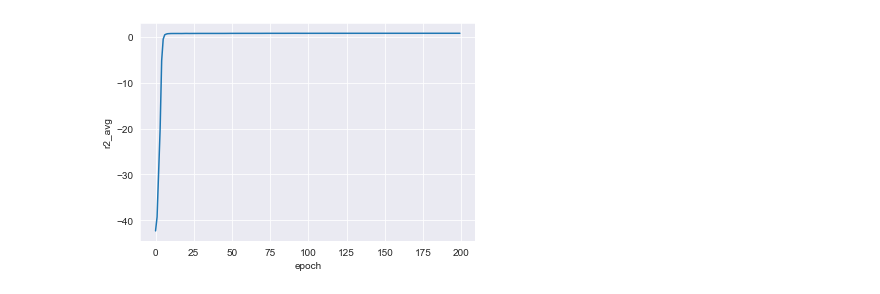
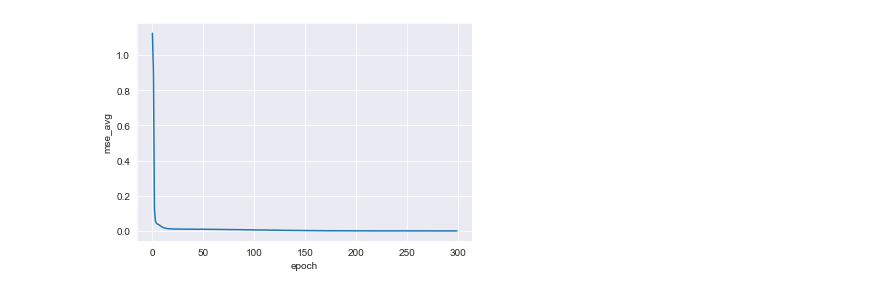
Before and after one commit to ArdenteX/Rockey_Reconstruction, a Jupyter notebook: Rock/training.ipynb, the cells around one changed output. Cells and saved outputs as stored; diff of their text form; code cells hidden in the pictures.

```diff
--- a/Rock/training.ipynb
+++ b/Rock/training.ipynb
@@ -3,2 +10,2 @@ from Rock.Train.mdnTraining import mdnTraining
 # %%
-test_train = mdnTraining(learning_rate=0.0001984, batch_size=512, hidden_size=256, n_gaussian=3, is_gpu=True, epoch=200, split_type='2', is_normal=True)
+test_train = mdnTraining(learning_rate=0.00005984, batch_size=1024, hidden_size=128, n_gaussian=10, is_gpu=True, epoch=300, if_shuffle=True, is_normal=True, weight_decay=0.001)
@@ -5,3 +14,5 @@ test_train = mdnTraining(learning_rate=0.0001984, batch_size=512, hidden_size=25
+# %%
+t_loader, v_loader, test_x, test_y, s_x, s_y = test_train.load_data()
 # %%
-t_l, v_l, r2, r_e, mse = test_train.fit()
+t_l, v_l, val_r2, train_r2, r_e, mse = test_train.fit(t_loader, v_loader)
 # %% [output]
@@ -40,3 +45,5 @@ test_train.plot_loss(t_l, v_l)
 import seaborn as sns
 import pandas as pd
 import matplotlib.pyplot as plt
+# %%
+sns.set_style('white')
@@ -43,8 +76,8 @@ import matplotlib.pyplot as plt
 # %%
 result_pd = pd.DataFrame()
-result_pd['epoch'] = range(200)
-result_pd['r2_avg'] = r2
-sns.lineplot(x='epoch', y='r2_avg', data=result_pd)
+result_pd['epoch'] = range(300)
+result_pd['mse_avg'] = mse
+sns.lineplot(x='epoch', y='mse_avg', data=result_pd)
 plt.show()
 # %% [output]
-[figure, old version]
+[figure, new version]
```
Also changed, not shown: parts of 12 cells of this notebook, 4 other files.
